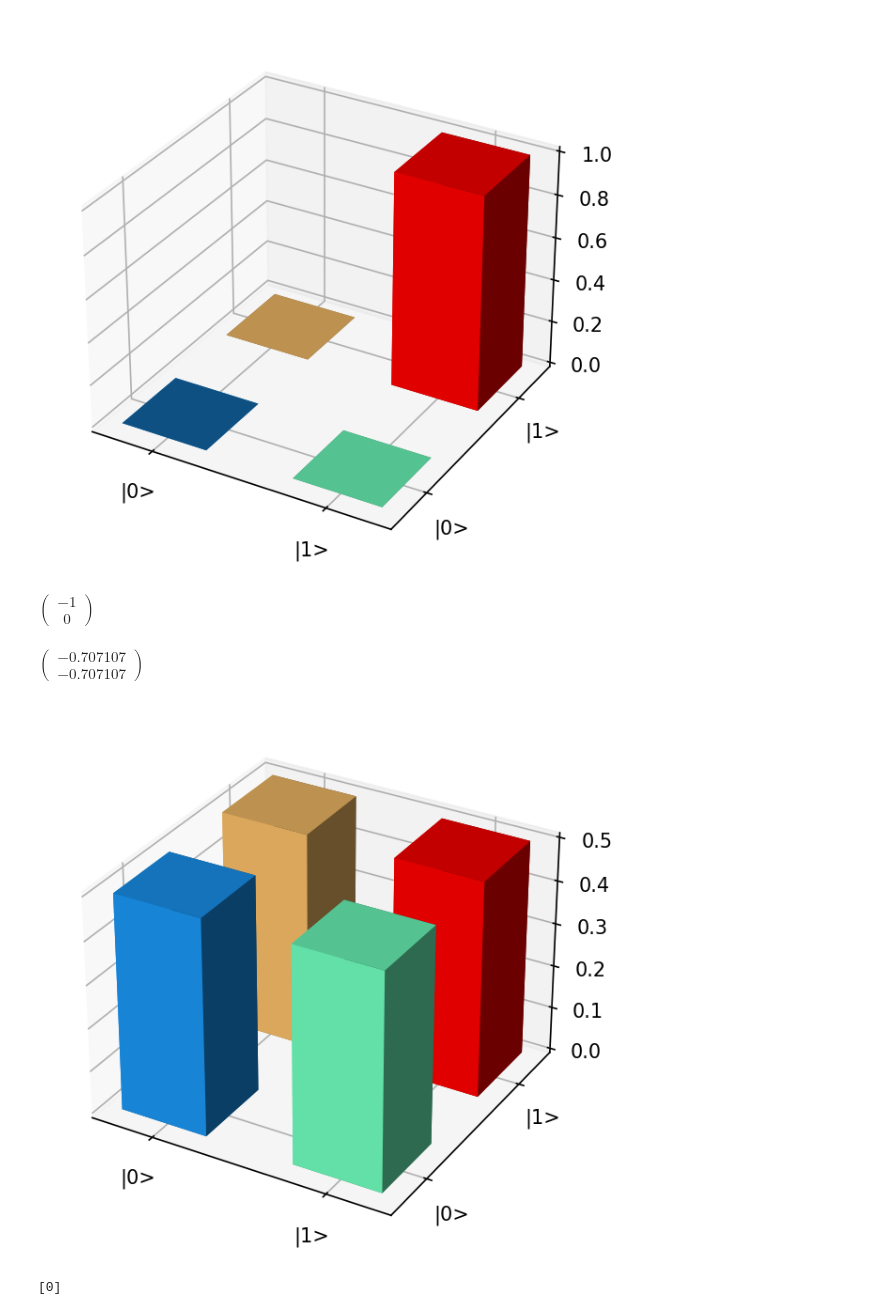
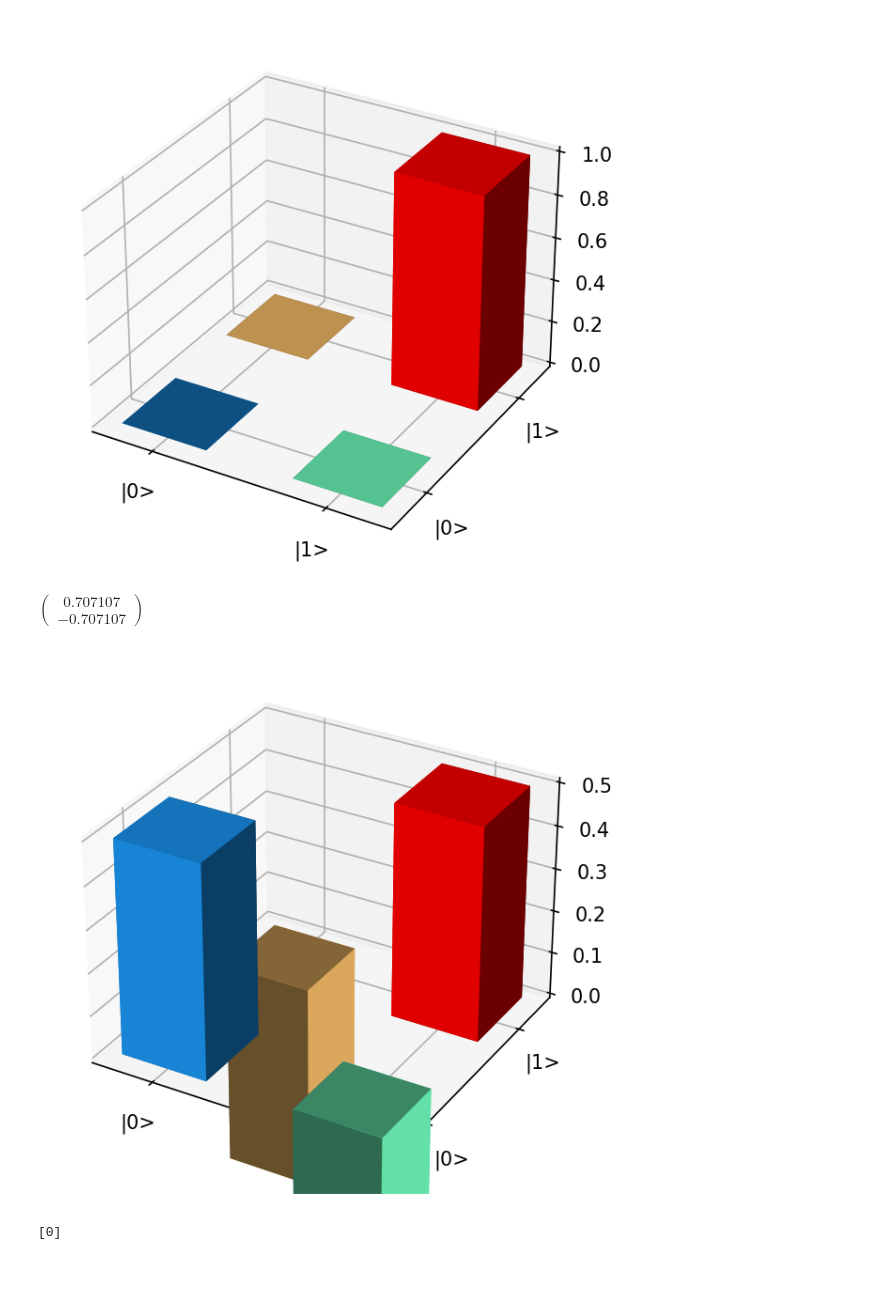
Before and after one commit to clnrp/logicqubit-algorithms, a Jupyter notebook: BB84.ipynb, the cells around one changed output. Drawn from its saved outputs; the diff is of its cells as text; code cells hidden in the pictures; blank space fills up the shorter version.

Commit message:
add new particle

```diff
--- a/BB84.ipynb
+++ b/BB84.ipynb
@@ -31,17 +31,19 @@ $\displaystyle \begin{pmatrix}0 \\ -1 \end{pmatrix}$
 [figure]
 # %%
 # Eva prepares her state at base X
+
+logicQuBit  = LogicQuBit(1)
+new_particle = Qubit()
+
 if(value[0] == 1):
-    particle.X()
-logicQuBit.PrintState()
-particle.H()
+    new_particle.X()
+new_particle.H()
 
 logicQuBit.PrintState()
 logicQuBit.PlotDensityMatrix()
 # %% [output]
-$\displaystyle \begin{pmatrix}-1 \\ 0 \end{pmatrix}$
+$\displaystyle \begin{pmatrix}0.707107 \\ -0.707107 \end{pmatrix}$
-$\displaystyle \begin{pmatrix}-0.707107 \\ -0.707107 \end{pmatrix}$
-[figure, old version]
+[figure, new version]
 # %%
 # Bob measure at base Z
 
```
Also changed, not shown: parts of 1 cell of this notebook.
